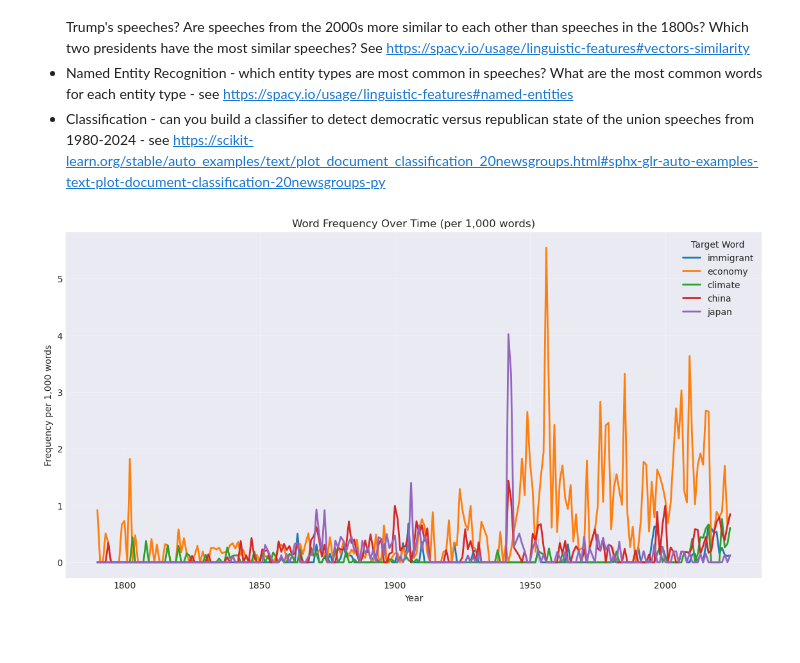
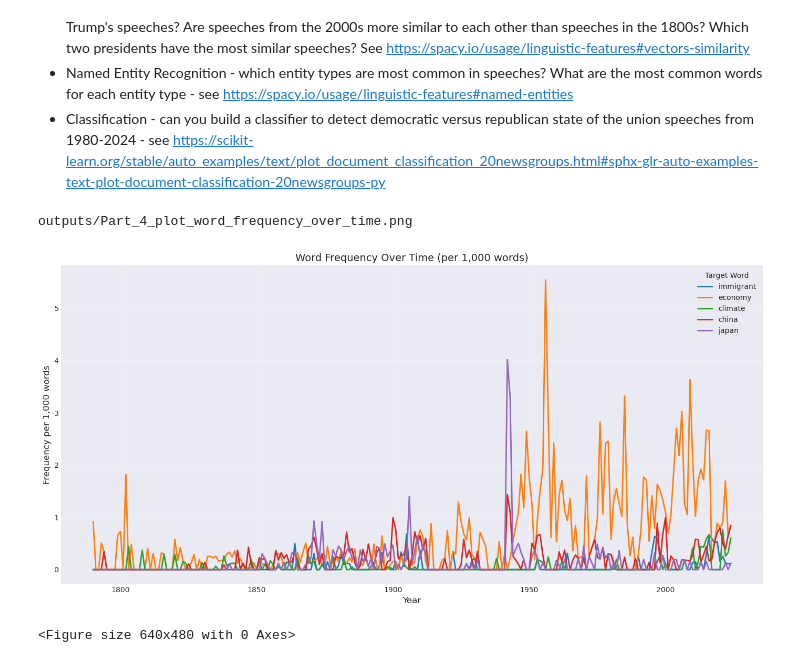
Before and after one commit to UCB-stat-159-f25/proj02-group22, a Jupyter notebook: nlp-P04.ipynb, the cells around one changed output. Cells and saved outputs as stored; diff of their text form; code cells hidden in the pictures; blank space fills up the shorter version.

Commit message:
saved image into outputs

```diff
--- a/nlp-P04.ipynb
+++ b/nlp-P04.ipynb
@@ -47,34 +47,43 @@ def plot_word_frequency_over_time(df, target_words):
         total_words = len(text.split())
 
         if total_words == 0: continue
 
         for word in target_words:
 
             count = text.count(word)
 
             freq_per_1k = (count / total_words) * 1000
 
             data_rows.append({
                 'Year': year,
                 'Word': word,
                 'Frequency': freq_per_1k
             })
 
     freq_df = pd.DataFrame(data_rows)
 
     plt.figure(figsize=(14, 7))
     sns.lineplot(data=freq_df, x='Year', y='Frequency', hue='Word', linewidth=2)
 
-    plt.title('Word Frequency Over Time (per 1,000 words)')
-    plt.ylabel('Frequency per 1,000 words')
-    plt.xlabel('Year')
+    plt.title('Word Frequency Over Time (per 1,000 words)', fontsize=14)
+    plt.ylabel('Frequency per 1,000 words', fontsize=12)
+    plt.xlabel('Year', fontsize=12)
     plt.grid(True, alpha=0.3)
     plt.legend(title='Target Word')
+    plt.subplots_adjust(hspace=0.5)
+    plt.tight_layout()
+    save_path = "outputs/Part_4_plot_word_frequency_over_time.png"
+    plt.savefig(save_path, dpi=300, bbox_inches="tight")
+    print(save_path)
     plt.show()
+
 
 
 interesting_words = ['immigrant', 'economy', 'climate', 'china', 'japan']
 
 plot_word_frequency_over_time(sou, interesting_words)
+plt.savefig("save_filename", dpi=300, bbox_inches="tight")
 # %% [output]
+outputs/Part_4_plot_word_frequency_over_time.png
-[figure, old version]
+[figure, new version]
+<Figure size 640x480 with 0 Axes>
```
